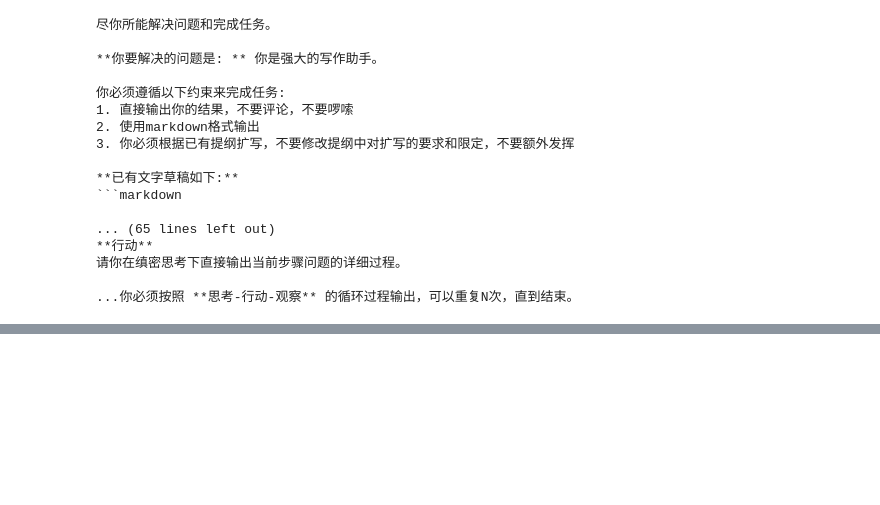
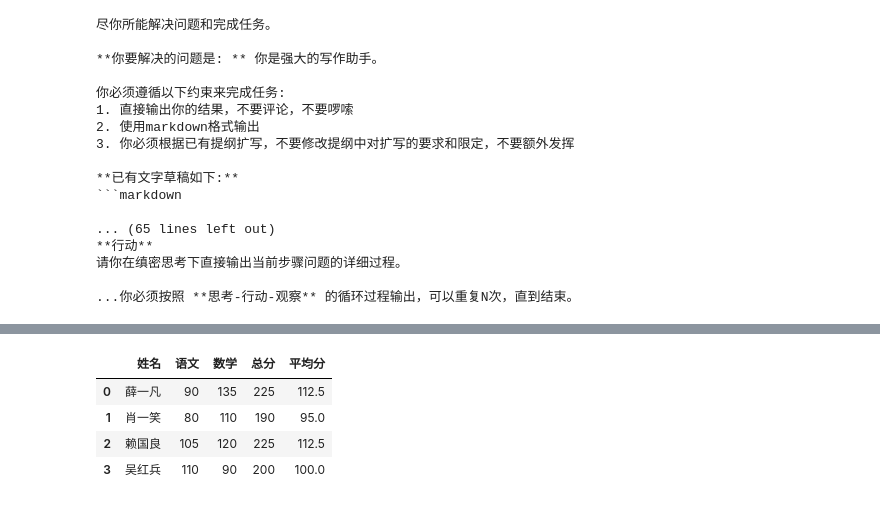
Before and after one commit to arcstep/illufly, a Jupyter notebook: notes/12 FlowAgent/writer.ipynb, the cells around one changed output, grey strips where cells are left out. Saved outputs shown, nothing was run; the diff lists cells and outputs as text; code cells hidden in the pictures; blank space fills up the shorter version.

```diff
--- a/notes/12 FlowAgent/writer.ipynb
+++ b/notes/12 FlowAgent/writer.ipynb
@@ -260,0 +346,8 @@ print(from_outline.writer.planner.memory[0]['content'])
+# %%
+p.last_output
+# %% [output]
+|  | 姓名 | 语文 | 数学 | 总分 | 平均分 |
+| 0 | 薛一凡 | 90 | 135 | 225 | 112.5 |
+| 1 | 肖一笑 | 80 | 110 | 190 | 95.0 |
+| 2 | 赖国良 | 105 | 120 | 225 | 112.5 |
+| 3 | 吴红兵 | 110 | 90 | 200 | 100.0 |
```
Also changed, not shown: parts of 4 cells of this notebook, 4 other files.
